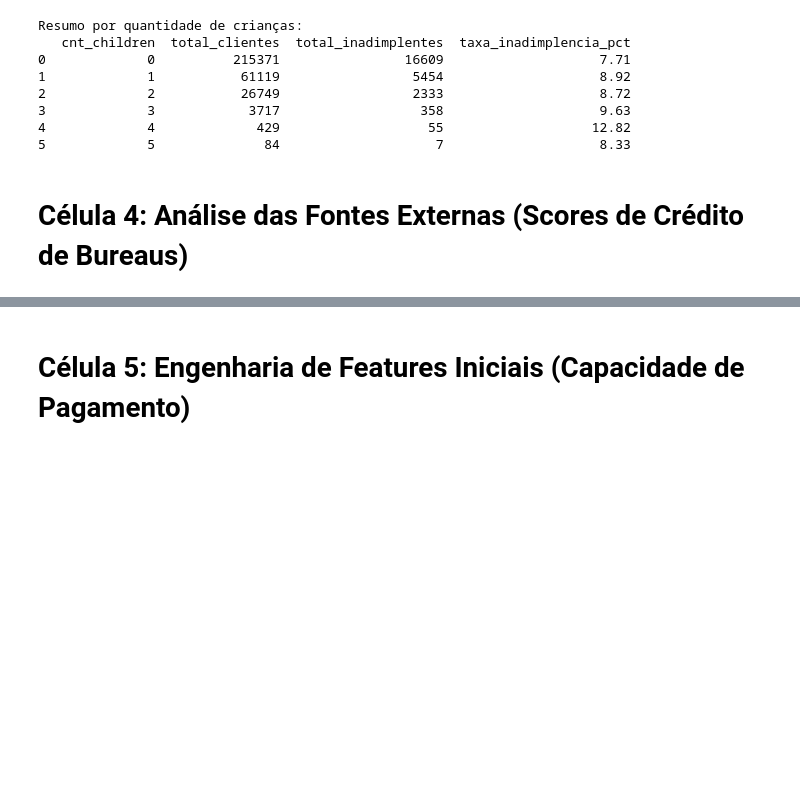
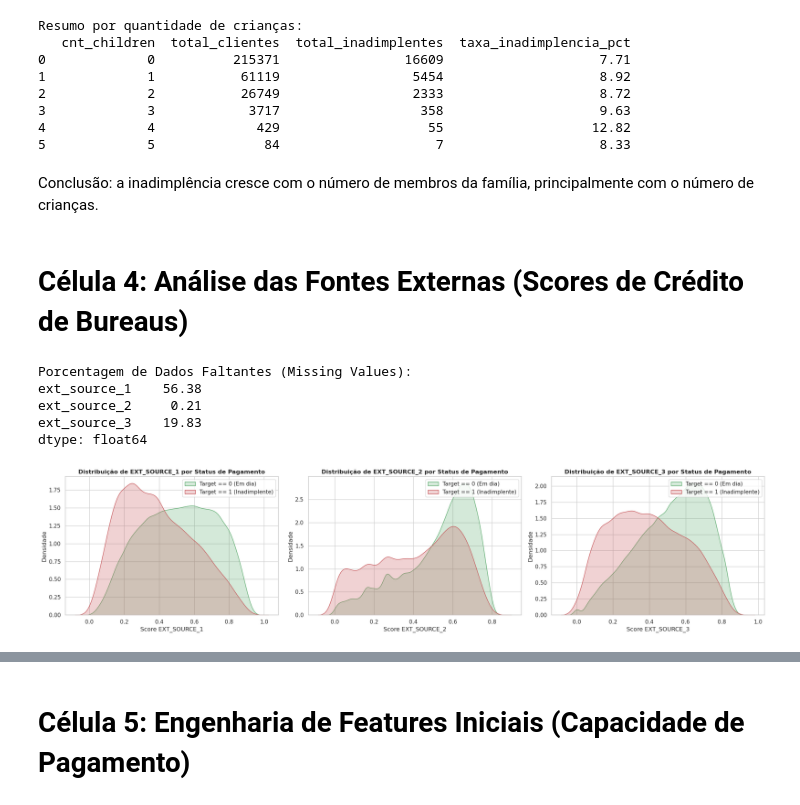
Before and after one commit to YuriKnebel/ProjetoFinalPosFIA-Individual, a Jupyter notebook: data-platform/DataPipeline/exp_analysis.ipynb, the cells around one changed output, grey strips where cells are left out. Cells and saved outputs as stored; diff of their text form; code cells hidden in the pictures; blank space fills up the shorter version.

Commit message:
feat: expansão da análise das fontes externas de score

```diff
--- a/data-platform/DataPipeline/exp_analysis.ipynb
+++ b/data-platform/DataPipeline/exp_analysis.ipynb
@@ -185,22 +183,16 @@ Insight para a ABT: Na hora de preparar os dados para o modelo (abt_transform.py
 # %% [markdown]
 # Célula 3c: Análise Target por tempo de emprego
 # %%
-# Plot 1: Distribuição de Idade por Target
-plt.figure(figsize=(10, 5))
+# Plot 1: Distribuição de Tempo de emprego por Target
 col = 'years_employed'
-sns.kdeplot(df.loc[df['target'] == 0, col], label='Target == 0 (Em dia)', fill=True, color='g')
-sns.kdeplot(df.loc[df['target'] == 1, col], label='Target == 1 (Inadimplente)', fill=True, color='r')
-plt.title('Distribuição de Tempo de emprego por Status de Pagamento', fontsize=12, fontweight='bold')
-plt.xlabel('Tempo de emprego (Anos)')
-plt.ylabel('Densidade')
-plt.legend()
-plt.show()
+title = 'tempo de emprego'
+xlabel = "Tempo de emprego (Anos)"
+visualiza_distribuicao_continua_e_taxas_contra_target(df, col, title, xlabel)
 
 # Insight de Negócio via Tempo de emprego
-binned_col = f"{col}_binned"
-df[binned_col] = pd.cut(df[col], bins=[0, 5, 10, 15, 20, 25, 30, 35, 40, 45,50])
-years_employed_groups = df.groupby(binned_col, observed=False)['target'].mean() * 100
-print("Taxa de Inadimplência por Tempo de Emprego (%):")
-print(years_employed_groups)
+title="Taxa de Inadimplência por Tempo de Emprego  (%)"
+col_binned = f"{col}_binned"
+df[col_binned] = pd.cut(df[col], bins=[0, 5, 10, 15, 20, 25, 30, 35, 40, 45,50])
+mostrar_contagem_faixas(col_binned, title)
 # %% [output]
 [figure]
@@ -365,2 +355,5 @@ Resumo por quantidade de crianças:
+# %% [markdown]
+
+Conclusão: a inadimplência cresce com o número de membros da família, principalmente com o número de crianças.
 # %% [markdown]
 # Célula 4: Análise das Fontes Externas (Scores de Crédito de Bureaus)
@@ -387,0 +360,27 @@ print(df[ext_sources[:-1]].isnull().mean() * 100)
+# %%
+# Contagem de Valores Nulos nessas variáveis cruciais
+print("Porcentagem de Dados Faltantes (Missing Values):")
+print((df[ext_sources[:-1]].isnull().mean() * 100).round(2))
+# %% [output]
+Porcentagem de Dados Faltantes (Missing Values):
+ext_source_1    56.38
+ext_source_2     0.21
+ext_source_3    19.83
+dtype: float64
+# %%
+def visualiza_multiplas_distribuicoes_continuas_e_taxas_contra_target(df, col, title, xlabel, ax):
+    sns.kdeplot(df.loc[df["target"] == 0, col], label="Target == 0 (Em dia)", fill=True, color="g", ax=ax)
+    sns.kdeplot(df.loc[df["target"] == 1, col], label="Target == 1 (Inadimplente)", fill=True, color="r", ax=ax)
+    ax.set_title(f"Distribuição de {title} por Status de Pagamento", fontsize=12, fontweight="bold")
+    ax.set_xlabel(xlabel)
+    ax.set_ylabel("Densidade")
+    ax.legend()
+# %%
+fig, axes = plt.subplots(1, 3, figsize=(21, 5))
+visualiza_multiplas_distribuicoes_continuas_e_taxas_contra_target(df, "ext_source_1", "EXT_SOURCE_1", "Score EXT_SOURCE_1", axes[0])
+visualiza_multiplas_distribuicoes_continuas_e_taxas_contra_target(df, "ext_source_2", "EXT_SOURCE_2", "Score EXT_SOURCE_2", axes[1])
+visualiza_multiplas_distribuicoes_continuas_e_taxas_contra_target(df, "ext_source_3", "EXT_SOURCE_3", "Score EXT_SOURCE_3", axes[2])
+plt.tight_layout()
+plt.show()
+# %% [output]
+[figure, added]
```
Also changed, not shown: parts of 12 cells of this notebook.
